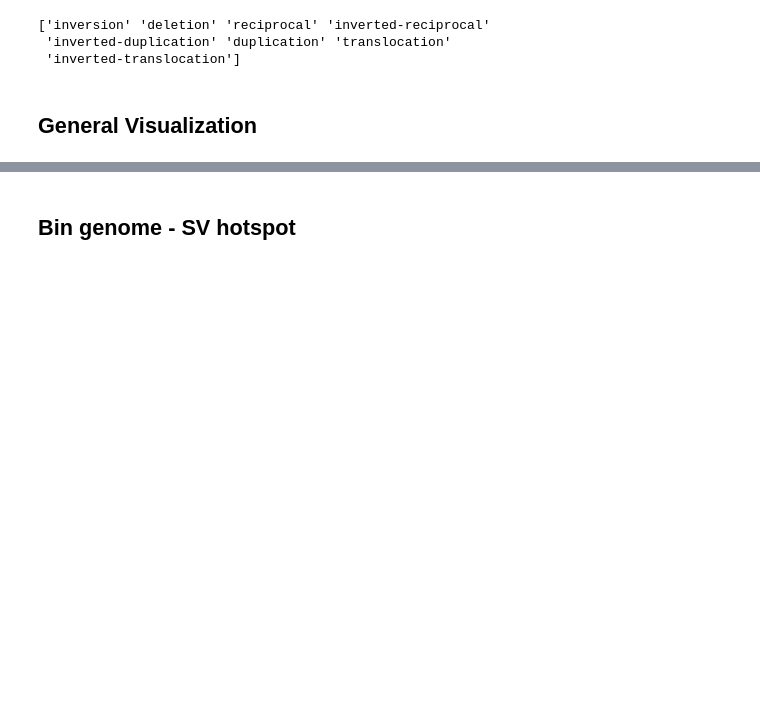
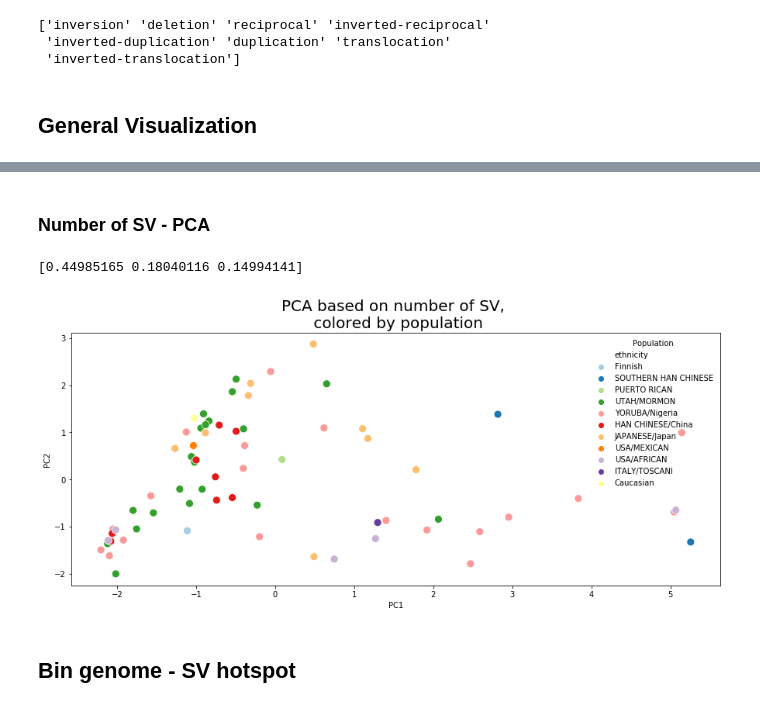
Before and after one commit to ruy204/valor2_vis, a Jupyter notebook: SV_summary.ipynb, the cells around one changed output, grey strips where cells are left out. Drawn from its saved outputs; the diff is of its cells as text; code cells hidden in the pictures; blank space fills up the shorter version.

```diff
--- a/SV_summary.ipynb
+++ b/SV_summary.ipynb
@@ -54,3 +82,39 @@ plt.show()
+# %% [markdown]
+### Number of SV - PCA
+# %%
+sumdf = jointdf.groupby(["Description","samples","type"]).start1.count().reset_index()
+sumdf2 = sumdf.pivot("samples","type","start1").fillna(0)
+
+#PCA
+X = sumdf2.iloc[:,:].values
+scaler = StandardScaler()
+scaler.fit(X)
+X=scaler.transform(X)
+pca = PCA(n_components = 3)
+pc = pca.fit_transform(X)
+pcdf = pd.concat([pd.Series(list(sumdf2.index)), pd.DataFrame(pc)], axis=1)
+pcdf.columns = ["samples","PC1","PC2","PC3"]
+
+print(pca.explained_variance_ratio_)
+
+#ethnicity information
+ethdf = pd.read_excel("C:/PhD/Rotations/Rotation_1/70_samples.xlsx")
+ethdf = ethdf.iloc[:,[0,1]]
+ethdf.columns = ["samples","ethnicity"]
+ethdf["samples"] = ethdf.loc[:,"samples"].str.split("_",n=1,expand=True).loc[:,1]
+pcdf = pd.merge(pcdf,ethdf,on="samples",how="outer")
+pcdf2 = pd.merge(pcdf,sumdf2,on="samples",how="outer")
+
+#Visualization
+# plt.figure(figsize=(16,10))
+plt.figure(figsize=(15,6))
+g = sns.scatterplot("PC1","PC2",hue="ethnicity",data=pcdf2,palette="Paired",s=100)
+g.axes.set_title("PCA based on number of SV, \n colored by population",size=20)
+g.legend(frameon=False,title="Population")
+plt.show()
+# %% [output]
+[0.44985165 0.18040116 0.14994141]
+[figure, added]
 # %% [markdown]
 ## Bin genome - SV hotspot
 # %%
```
Also changed, not shown: parts of 10 cells of this notebook, 5 other files.
